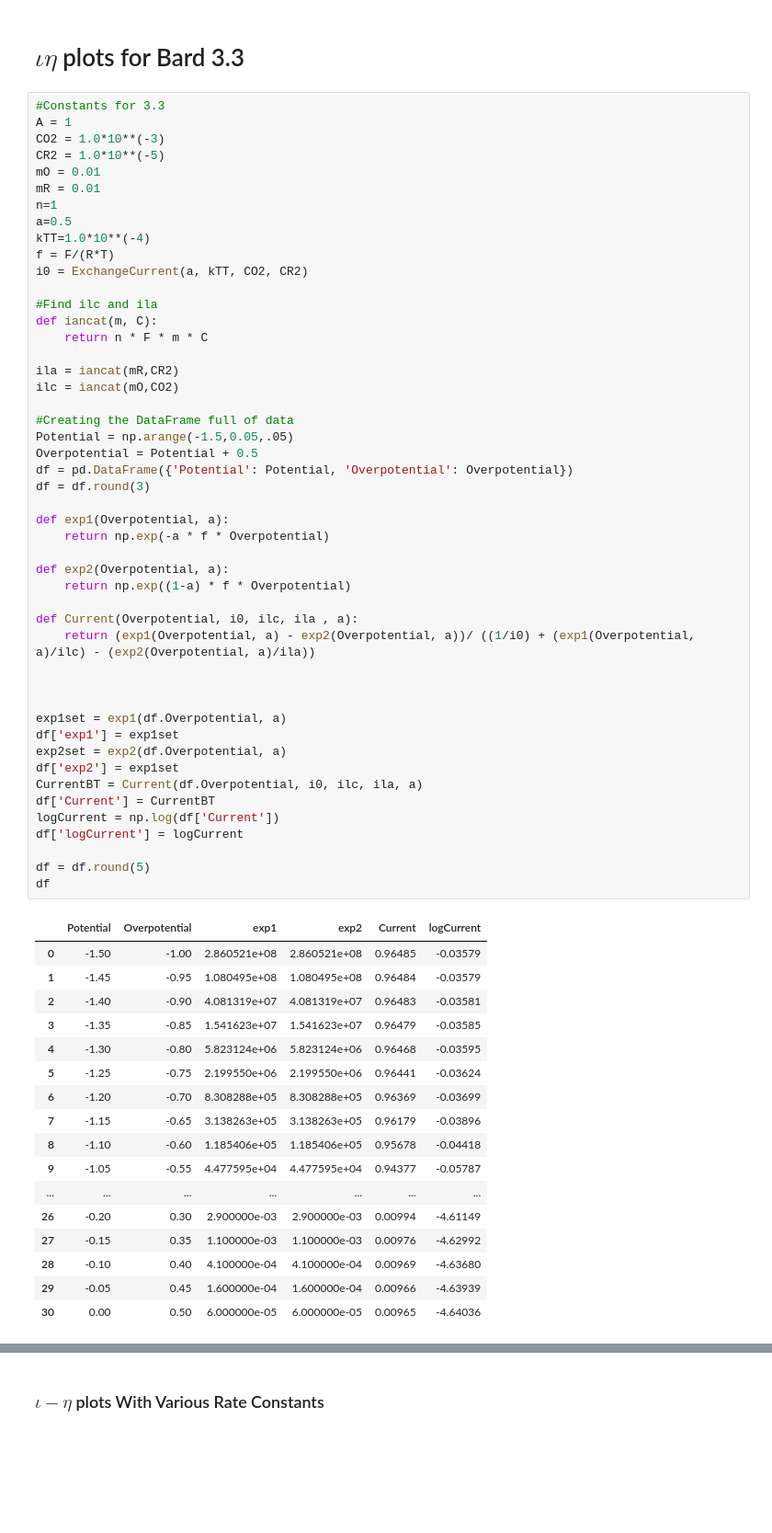
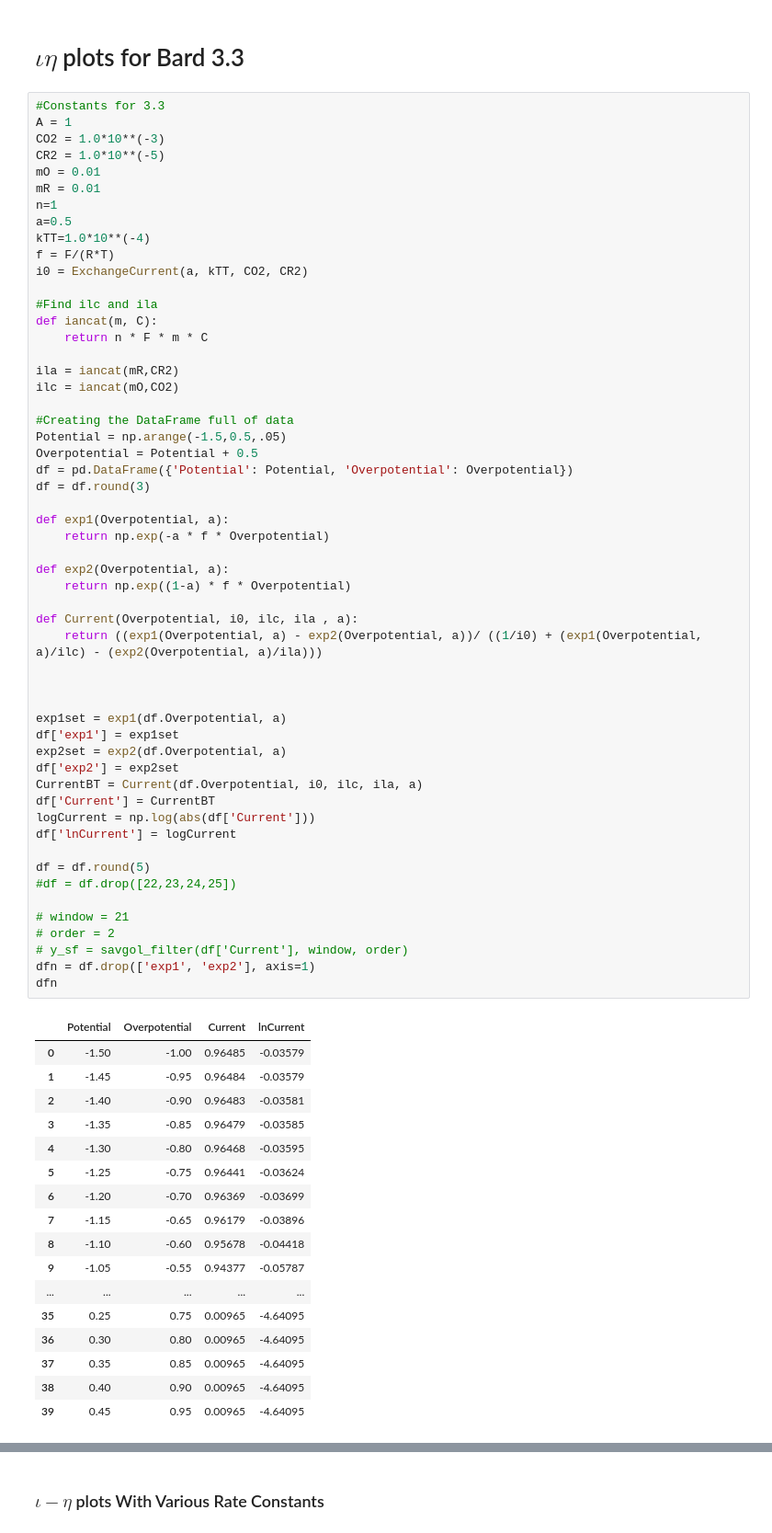
Before and after one commit to jmsieffer/ChemPhysicsMisc, a Jupyter notebook: ChemPhysicsMisc/MiscScienceScripts/ButlerVolmer.ipynb, the cells around one changed output, grey strips where cells are left out. Shown at 92% size. Cells and saved outputs as stored; diff of their text form; blank space fills up the shorter version.

```diff
--- a/ChemPhysicsMisc/MiscScienceScripts/ButlerVolmer.ipynb
+++ b/ChemPhysicsMisc/MiscScienceScripts/ButlerVolmer.ipynb
@@ -126,53 +129,59 @@ i0 = ExchangeCurrent(a, kTT, CO2, CR2)
 #Find ilc and ila
 def iancat(m, C):
     return n * F * m * C
 
 ila = iancat(mR,CR2)
 ilc = iancat(mO,CO2)
 
 #Creating the DataFrame full of data
-Potential = np.arange(-1.5,0.05,.05)
+Potential = np.arange(-1.5,0.5,.05)
 Overpotential = Potential + 0.5
 df = pd.DataFrame({'Potential': Potential, 'Overpotential': Overpotential})
 df = df.round(3)
 
 def exp1(Overpotential, a):
     return np.exp(-a * f * Overpotential)
 
 def exp2(Overpotential, a):
     return np.exp((1-a) * f * Overpotential)
 
 def Current(Overpotential, i0, ilc, ila , a):
-    return (exp1(Overpotential, a) - exp2(Overpotential, a))/ ((1/i0) + (exp1(Overpotential, a)/ilc) - (exp2(Overpotential, a)/ila))
+    return ((exp1(Overpotential, a) - exp2(Overpotential, a))/ ((1/i0) + (exp1(Overpotential, a)/ilc) - (exp2(Overpotential, a)/ila)))
 
 
 
 exp1set = exp1(df.Overpotential, a)
 df['exp1'] = exp1set
 exp2set = exp2(df.Overpotential, a)
-df['exp2'] = exp1set
+df['exp2'] = exp2set
 CurrentBT = Current(df.Overpotential, i0, ilc, ila, a)
 df['Current'] = CurrentBT
-logCurrent = np.log(df['Current'])
-df['logCurrent'] = logCurrent
+logCurrent = np.log(abs(df['Current']))
+df['lnCurrent'] = logCurrent
 
 df = df.round(5)
-df
+#df = df.drop([22,23,24,25])
+
+# window = 21
+# order = 2
+# y_sf = savgol_filter(df['Current'], window, order)
+dfn = df.drop(['exp1', 'exp2'], axis=1)
+dfn
 # %% [output]
-|  | Potential | Overpotential | exp1 | exp2 | Current | logCurrent |
-| 0 | -1.50 | -1.00 | 2.860521e+08 | 2.860521e+08 | 0.96485 | -0.03579 |
-| 1 | -1.45 | -0.95 | 1.080495e+08 | 1.080495e+08 | 0.96484 | -0.03579 |
-| 2 | -1.40 | -0.90 | 4.081319e+07 | 4.081319e+07 | 0.96483 | -0.03581 |
-| 3 | -1.35 | -0.85 | 1.541623e+07 | 1.541623e+07 | 0.96479 | -0.03585 |
-| 4 | -1.30 | -0.80 | 5.823124e+06 | 5.823124e+06 | 0.96468 | -0.03595 |
-| 5 | -1.25 | -0.75 | 2.199550e+06 | 2.199550e+06 | 0.96441 | -0.03624 |
-| 6 | -1.20 | -0.70 | 8.308288e+05 | 8.308288e+05 | 0.96369 | -0.03699 |
-| 7 | -1.15 | -0.65 | 3.138263e+05 | 3.138263e+05 | 0.96179 | -0.03896 |
-| 8 | -1.10 | -0.60 | 1.185406e+05 | 1.185406e+05 | 0.95678 | -0.04418 |
-| 9 | -1.05 | -0.55 | 4.477595e+04 | 4.477595e+04 | 0.94377 | -0.05787 |
-| ... | ... | ... | ... | ... | ... | ... |
-| 26 | -0.20 | 0.30 | 2.900000e-03 | 2.900000e-03 | 0.00994 | -4.61149 |
-| 27 | -0.15 | 0.35 | 1.100000e-03 | 1.100000e-03 | 0.00976 | -4.62992 |
-| 28 | -0.10 | 0.40 | 4.100000e-04 | 4.100000e-04 | 0.00969 | -4.63680 |
-| 29 | -0.05 | 0.45 | 1.600000e-04 | 1.600000e-04 | 0.00966 | -4.63939 |
-| 30 | 0.00 | 0.50 | 6.000000e-05 | 6.000000e-05 | 0.00965 | -4.64036 |
+|  | Potential | Overpotential | Current | lnCurrent |
+| 0 | -1.50 | -1.00 | 0.96485 | -0.03579 |
+| 1 | -1.45 | -0.95 | 0.96484 | -0.03579 |
+| 2 | -1.40 | -0.90 | 0.96483 | -0.03581 |
+| 3 | -1.35 | -0.85 | 0.96479 | -0.03585 |
+| 4 | -1.30 | -0.80 | 0.96468 | -0.03595 |
+| 5 | -1.25 | -0.75 | 0.96441 | -0.03624 |
+| 6 | -1.20 | -0.70 | 0.96369 | -0.03699 |
+| 7 | -1.15 | -0.65 | 0.96179 | -0.03896 |
+| 8 | -1.10 | -0.60 | 0.95678 | -0.04418 |
+| 9 | -1.05 | -0.55 | 0.94377 | -0.05787 |
+| ... | ... | ... | ... | ... |
+| 35 | 0.25 | 0.75 | 0.00965 | -4.64095 |
+| 36 | 0.30 | 0.80 | 0.00965 | -4.64095 |
+| 37 | 0.35 | 0.85 | 0.00965 | -4.64095 |
+| 38 | 0.40 | 0.90 | 0.00965 | -4.64095 |
+| 39 | 0.45 | 0.95 | 0.00965 | -4.64095 |
```
Also changed, not shown: parts of 9 cells of this notebook, 8 other files.
